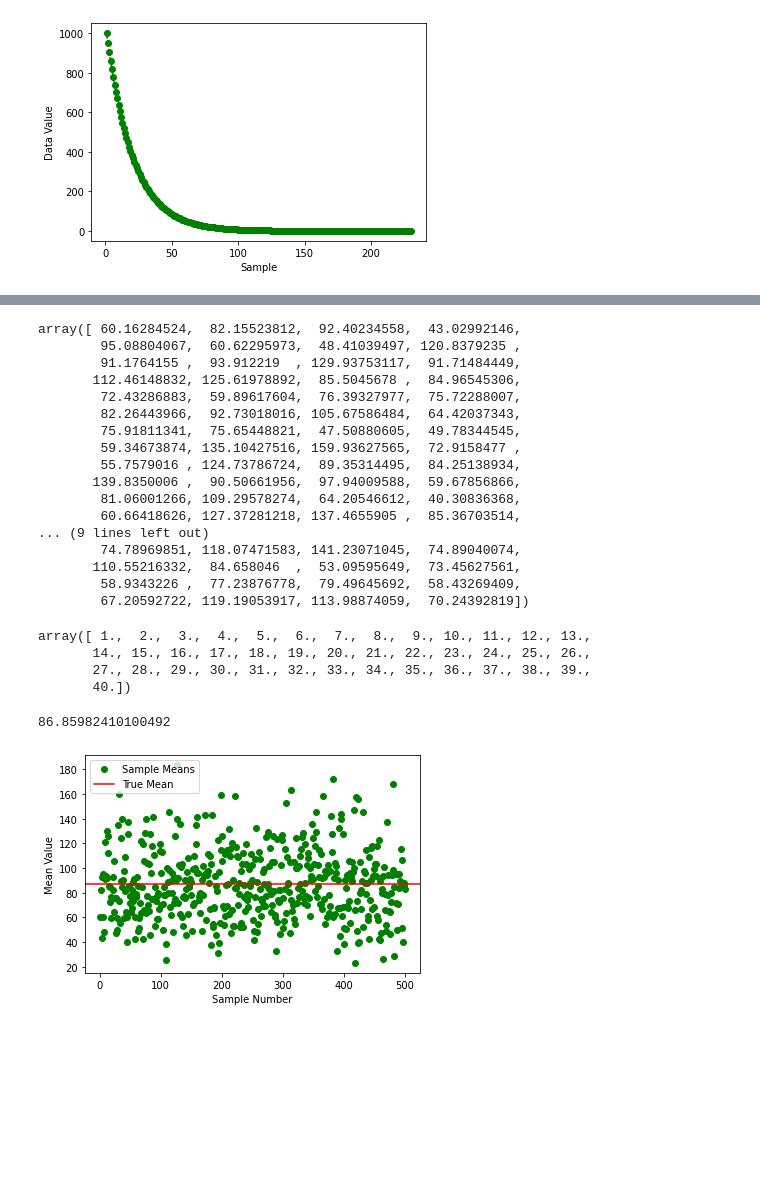
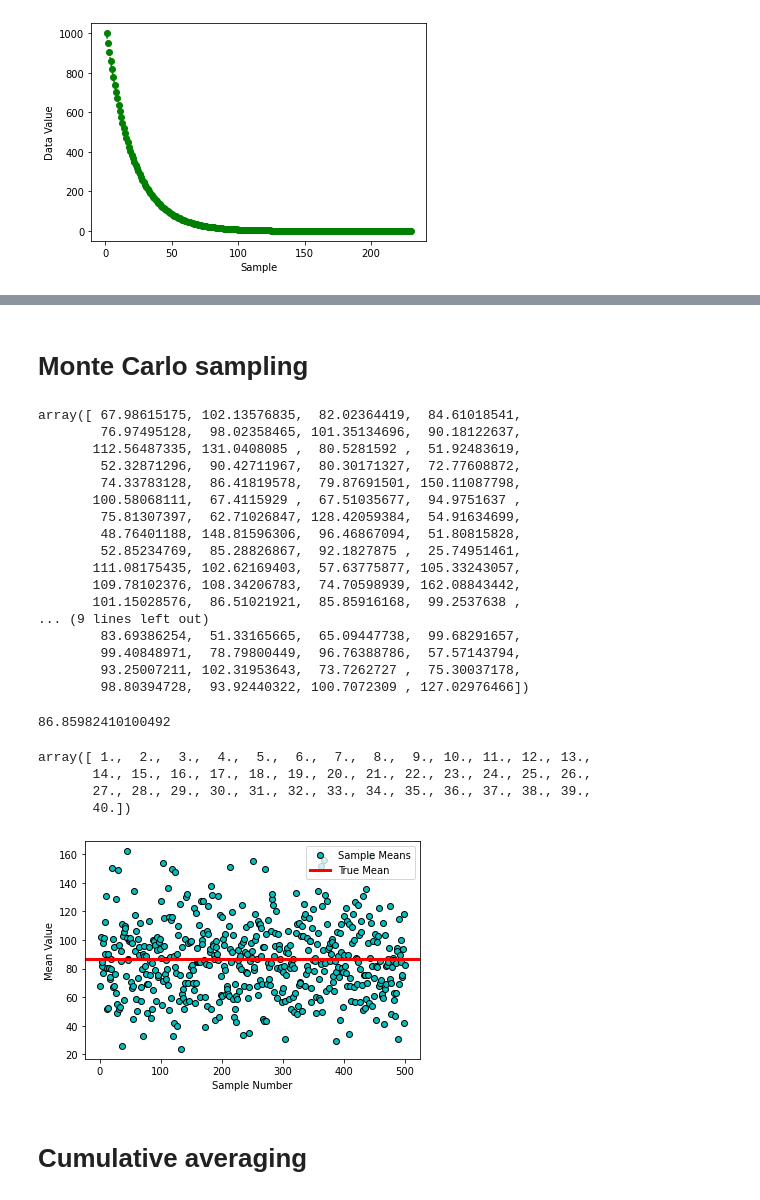
Before and after one commit to npinak/Python-Projects, a Jupyter notebook: Law-of-Large-Numbers/Law_of_Large_Numbers.ipynb, the cells around one changed output, grey strips where cells are left out. Cells and saved outputs as stored; diff of their text form; code cells hidden in the pictures; blank space fills up the shorter version.

```diff
--- a/Law-of-Large-Numbers/Law_of_Large_Numbers.ipynb
+++ b/Law-of-Large-Numbers/Law_of_Large_Numbers.ipynb
@@ -85,46 +89,34 @@ plt.show()
+# %% [markdown]
+# **Monte Carlo sampling**
 # %%
-# Randomly select 50 of the 230000 data points. Find the mean. Repeat this 500 times.
-# Basically do 500 iterations and find the average of each batch.
+### Randomly select 50 of the 230000 data points. Find the mean. Repeat this 500 times. ###
+### Basically do 500 iterations of 50 random points and find the average of each batch of 50. ###
 
 mean = np.zeros(500)
 
 for i in range(len(mean)):
   fifty  =  np.random.choice(fdist, size=50, replace=False)
-  mean[i] = sum(fifty)/50
+  mean[i] = np.mean(fifty)
 
 mean[:100]
 # %% [output]
-array([ 60.16284524,  82.15523812,  92.40234558,  43.02992146,
-        95.08804067,  60.62295973,  48.41039497, 120.8379235 ,
-        91.1764155 ,  93.912219  , 129.93753117,  91.71484449,
-       112.46148832, 125.61978892,  85.5045678 ,  84.96545306,
-        72.43286883,  59.89617604,  76.39327977,  75.72288007,
-        82.26443966,  92.73018016, 105.67586484,  64.42037343,
-        75.91811341,  75.65448821,  47.50880605,  49.78344545,
-        59.34673874, 135.10427516, 159.93627565,  72.9158477 ,
-        55.7579016 , 124.73786724,  89.35314495,  84.25138934,
-       139.8350006 ,  90.50661956,  97.94009588,  59.67856866,
-        81.06001266, 109.29578274,  64.20546612,  40.30836368,
-        60.66418626, 127.37281218, 137.4655905 ,  85.36703514,
+array([ 67.98615175, 102.13576835,  82.02364419,  84.61018541,
+        76.97495128,  98.02358465, 101.35134696,  90.18122637,
+       112.56487335, 131.0408085 ,  80.5281592 ,  51.92483619,
+        52.32871296,  90.42711967,  80.30171327,  72.77608872,
+        74.33783128,  86.41819578,  79.87691501, 150.11087798,
+       100.58068111,  67.4115929 ,  67.51035677,  94.9751637 ,
+        75.81307397,  62.71026847, 128.42059384,  54.91634699,
+        48.76401188, 148.81596306,  96.46867094,  51.80815828,
+        52.85234769,  85.28826867,  92.1827875 ,  25.74951461,
+       111.08175435, 102.62169403,  57.63775877, 105.33243057,
+       109.78102376, 108.34206783,  74.70598939, 162.08843442,
+       101.15028576,  86.51021921,  85.85916168,  99.2537638 ,
 ... (9 lines left out)
-        74.78969851, 118.07471583, 141.23071045,  74.89040074,
-       110.55216332,  84.658046  ,  53.09595649,  73.45627561,
-        58.9343226 ,  77.23876778,  79.49645692,  58.43269409,
-        67.20592722, 119.19053917, 113.98874059,  70.24392819])
+        83.69386254,  51.33165665,  65.09447738,  99.68291657,
+        99.40848971,  78.79800449,  96.76388786,  57.57143794,
+        93.25007211, 102.31953643,  73.7262727 ,  75.30037178,
+        98.80394728,  93.92440322, 100.7072309 , 127.02976466])
-# %%
-#Create index for mean
-
-meanindex = np.zeros(len(mean))
-
-for i in range(len(mean)):
-  meanindex[i] = i+1
-
-index[:40]
-# %% [output]
-array([ 1.,  2.,  3.,  4.,  5.,  6.,  7.,  8.,  9., 10., 11., 12., 13.,
-       14., 15., 16., 17., 18., 19., 20., 21., 22., 23., 24., 25., 26.,
-       27., 28., 29., 30., 31., 32., 33., 34., 35., 36., 37., 38., 39.,
-       40.])
 # %%
 # Calculate real average
 
@@ -133,14 +125,29 @@ realmean = sum(fdist)/len(fdist)
 print(realmean)
 # %% [output]
 86.85982410100492
+# %%
+# Create index for mean to plot
+meanindex = np.zeros(len(mean))
+
+for i in range(len(mean)):
+  meanindex[i] = i+1
+
+meanindex[:40]
+# %% [output]
+array([ 1.,  2.,  3.,  4.,  5.,  6.,  7.,  8.,  9., 10., 11., 12., 13.,
+       14., 15., 16., 17., 18., 19., 20., 21., 22., 23., 24., 25., 26.,
+       27., 28., 29., 30., 31., 32., 33., 34., 35., 36., 37., 38., 39.,
+       40.])
 # %%
 # Plot Monte-Carlo sampling
 
-plt.plot(meanindex,mean, 'go', label = 'Sample Means')
-plt.axhline(y=realmean, color='r', linestyle='-', label = 'True Mean')
+plt.plot(meanindex,mean, 'ko',markerfacecolor='c' , label = 'Sample Means')
+plt.axhline(y=realmean, color='r', linewidth='3', linestyle='-', label = 'True Mean')
 plt.xlabel('Sample Number')
 plt.ylabel('Mean Value')
 plt.legend()
 plt.show()
 # %% [output]
-[figure, old version]
+[figure, new version]
+# %% [markdown]
+# **Cumulative averaging**
```
Also changed, not shown: parts of 23 cells of this notebook.
